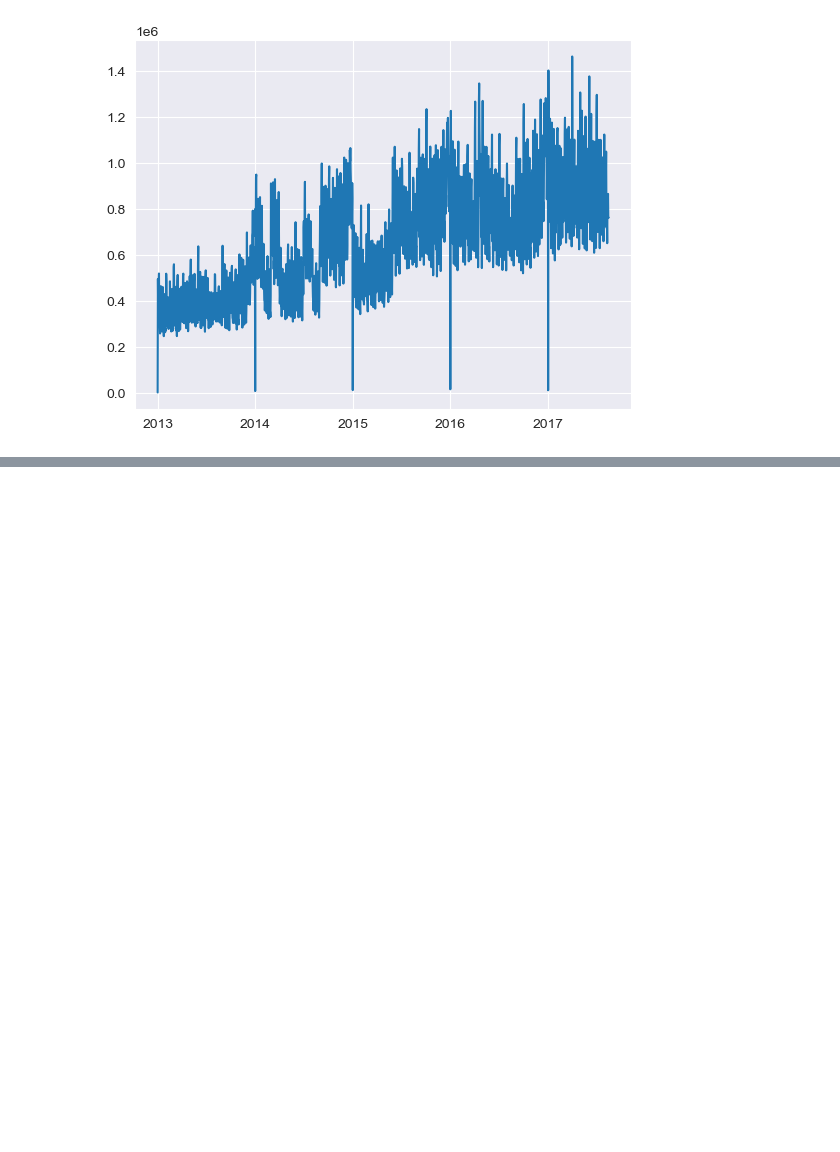
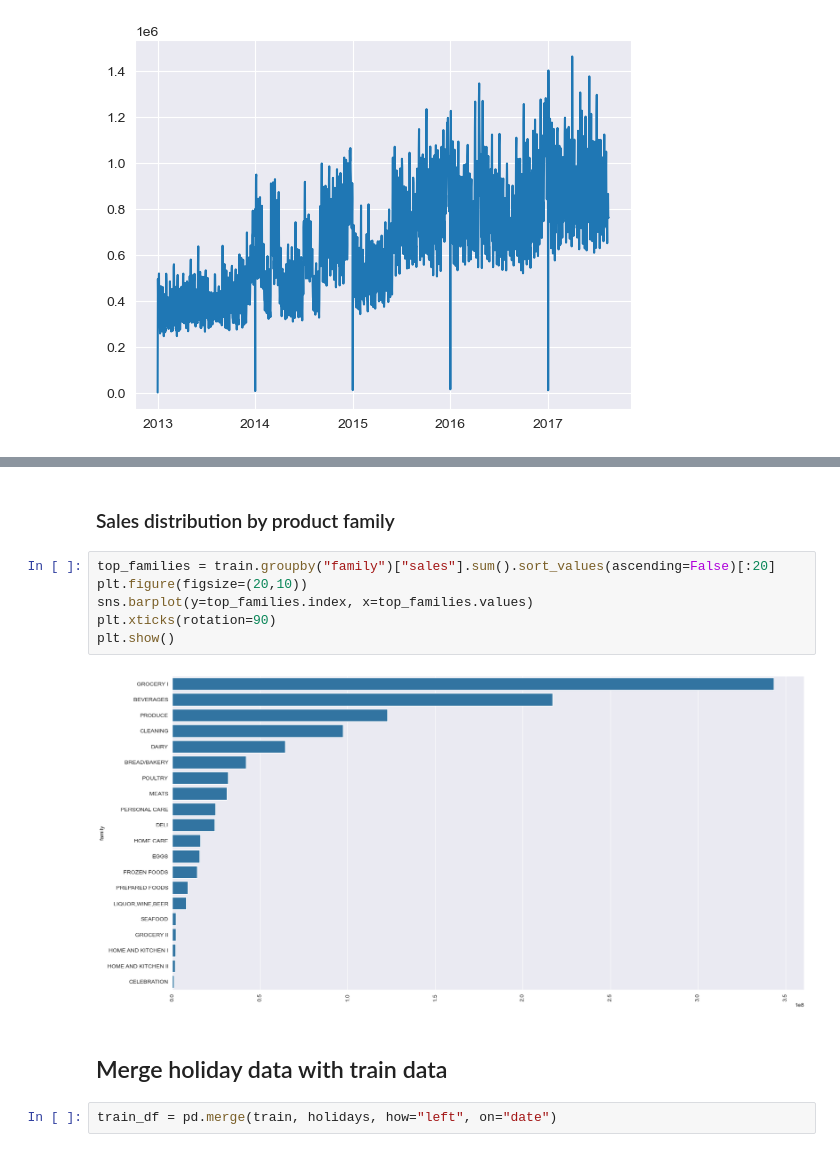
Before and after one commit to faris-agour/Store-Sales-Time-Series-Forecasting, a Jupyter notebook: project.ipynb, the cells around one changed output, grey strips where cells are left out. Drawn from its saved outputs; the diff is of its cells as text; blank space fills up the shorter version.

Commit message:
feat: EDA and merge datasets

```diff
--- a/project.ipynb
+++ b/project.ipynb
@@ -201,0 +204,14 @@ train_df.to_csv('train_reduced.csv', index=False)
+# %% [markdown]
+### Sales distribution by product family
+# %%
+top_families = train.groupby("family")["sales"].sum().sort_values(ascending=False)[:20]
+plt.figure(figsize=(20,10))
+sns.barplot(y=top_families.index, x=top_families.values)
+plt.xticks(rotation=90)
+plt.show()
+# %% [output]
+[figure, added]
+# %% [markdown]
+## Merge holiday data with train data
+# %%
+train_df = pd.merge(train, holidays, how="left", on="date")
```
Also changed, not shown: parts of 27 cells of this notebook.
